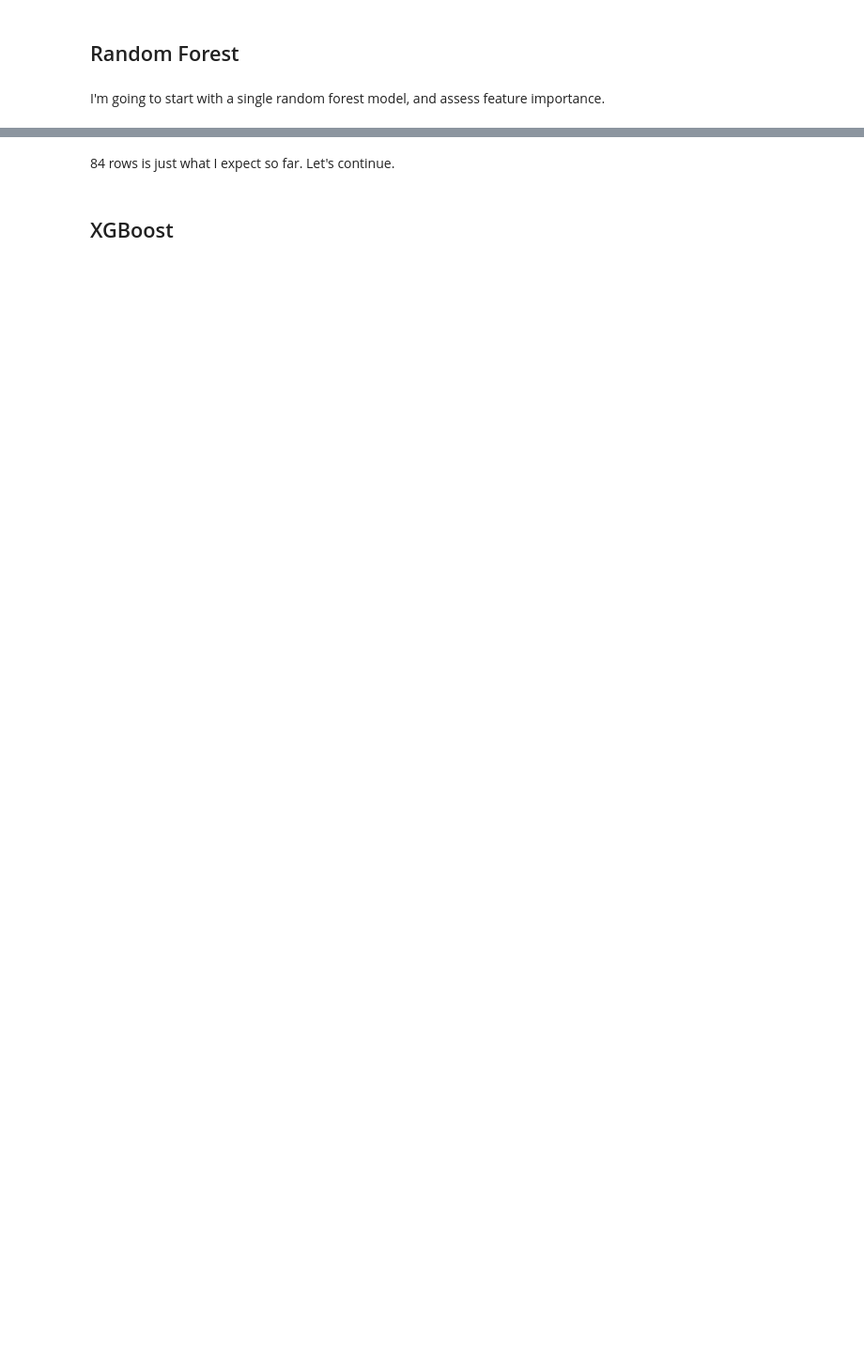
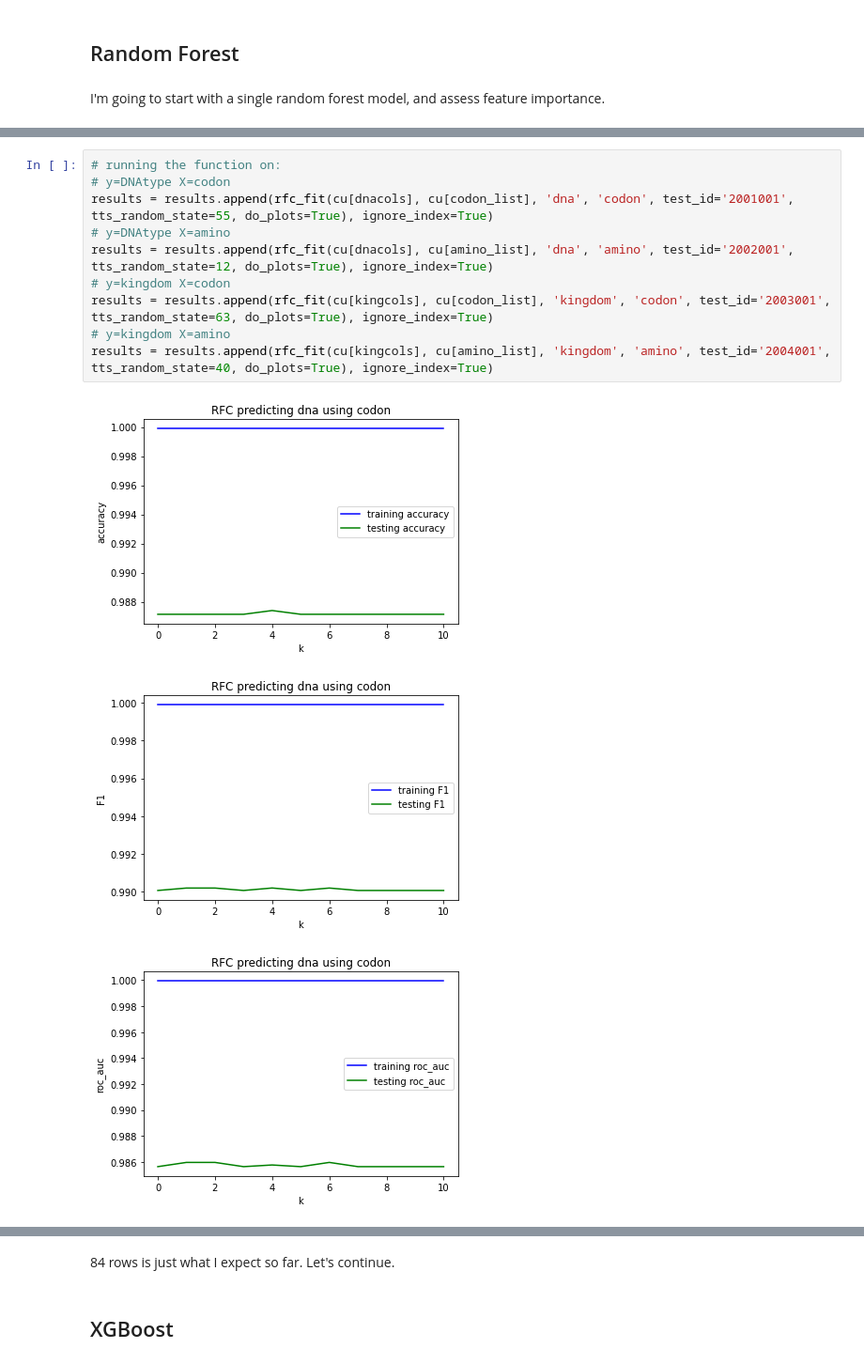
Before and after one commit to skizlik/capstone-2-dna-taxon-prediction, a Jupyter notebook: Capstone 2 Modeling.ipynb, the cells around one changed output, grey strips where cells are left out. Shown: that part at 94% size. Drawn from its saved outputs; the diff is of its cells as text; blank space fills up the shorter version.

```diff
--- a/Capstone 2 Modeling.ipynb
+++ b/Capstone 2 Modeling.ipynb
@@ -618,0 +350,14 @@ n_est: 400 train a: 1.0 train f1: 1.0 test a: 0.7076369246592954 test f1: 0.8137
+# %%
+# running the function on:
+# y=DNAtype X=codon
+results = results.append(rfc_fit(cu[dnacols], cu[codon_list], 'dna', 'codon', test_id='2001001', tts_random_state=55, do_plots=True), ignore_index=True)
+# y=DNAtype X=amino
+results = results.append(rfc_fit(cu[dnacols], cu[amino_list], 'dna', 'amino', test_id='2002001', tts_random_state=12, do_plots=True), ignore_index=True)
+# y=kingdom X=codon
+results = results.append(rfc_fit(cu[kingcols], cu[codon_list], 'kingdom', 'codon', test_id='2003001', tts_random_state=63, do_plots=True), ignore_index=True)
+# y=kingdom X=amino
+results = results.append(rfc_fit(cu[kingcols], cu[amino_list], 'kingdom', 'amino', test_id='2004001', tts_random_state=40, do_plots=True), ignore_index=True)
+# %% [output]
+[figure, added]
+[figure, added]
+[figure, added]
```
Also changed, not shown: parts of 67 cells of this notebook.
